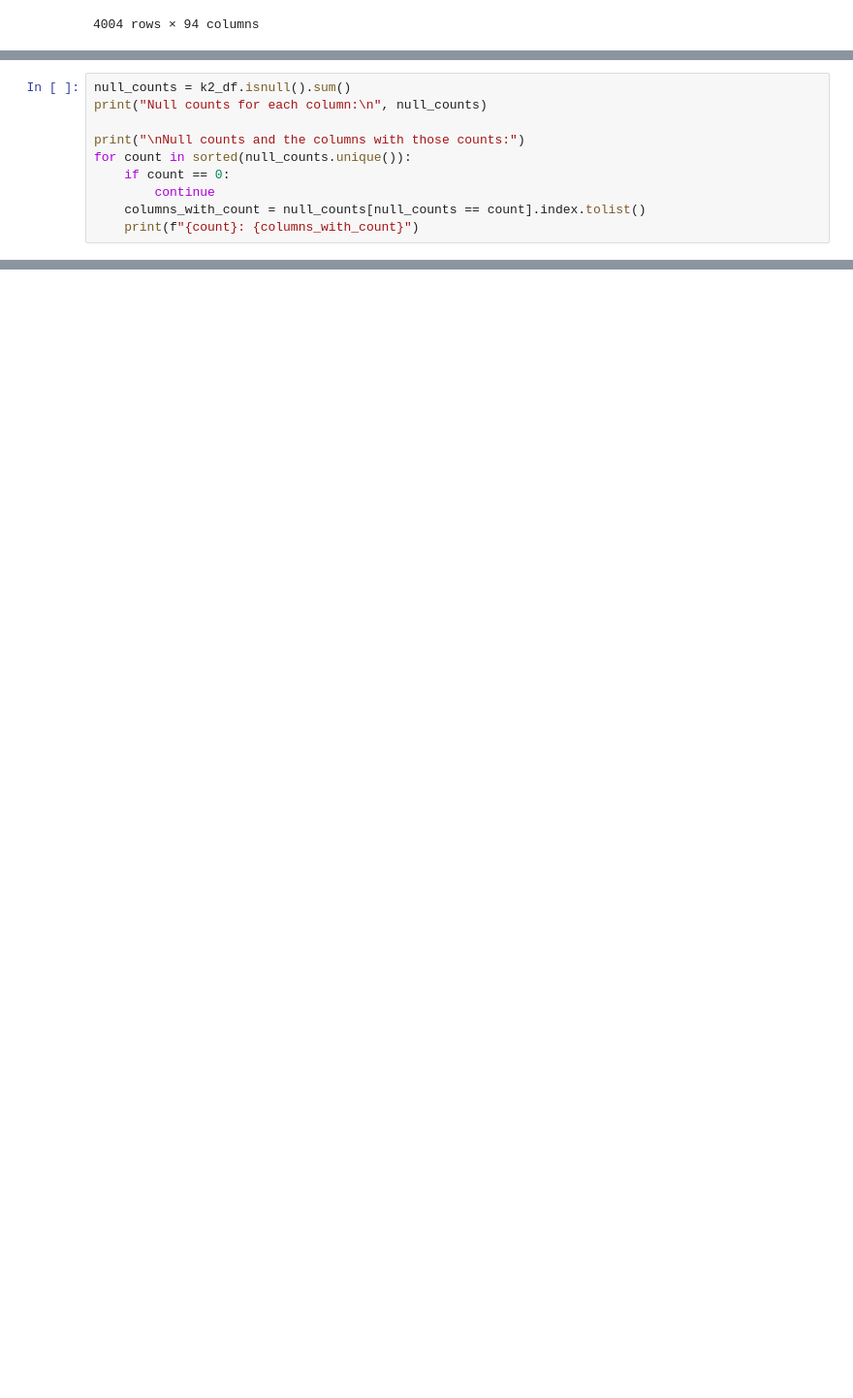
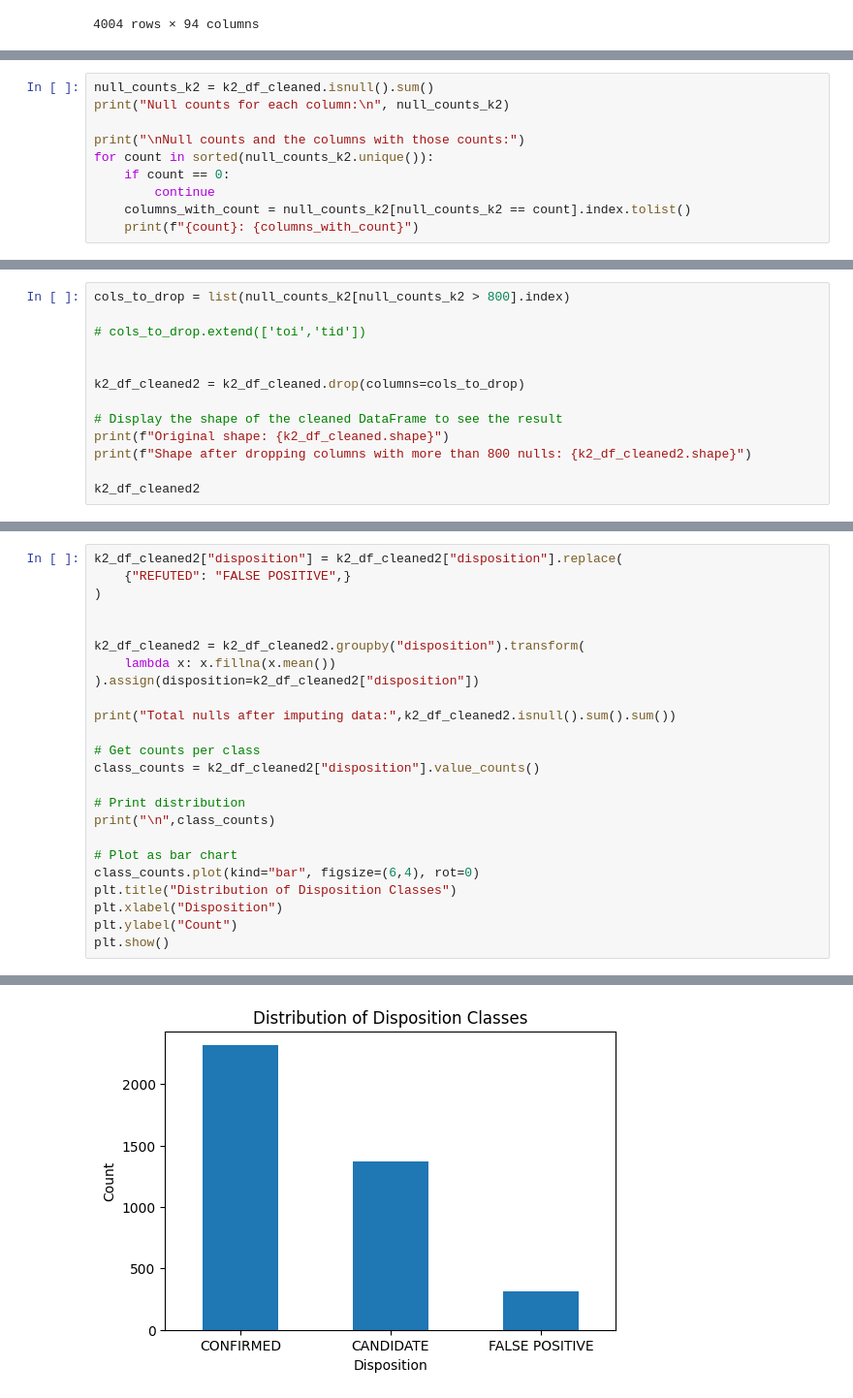
Before and after one commit to FriendyKiran/Exoplanet-Discovery-using-Machine-Learning, a Jupyter notebook: Exoplanents.ipynb, the cells around one changed output, grey strips where cells are left out. Shown at 97% size. Saved outputs shown, nothing was run; the diff lists cells and outputs as text; blank space fills up the shorter version.

```diff
--- a/Exoplanents.ipynb
+++ b/Exoplanents.ipynb
@@ -706,12 +744,12 @@ k2_df
 # %%
-null_counts = k2_df.isnull().sum()
-print("Null counts for each column:\n", null_counts)
+null_counts_k2 = k2_df_cleaned.isnull().sum()
+print("Null counts for each column:\n", null_counts_k2)
 
 print("\nNull counts and the columns with those counts:")
-for count in sorted(null_counts.unique()):
+for count in sorted(null_counts_k2.unique()):
     if count == 0:
         continue
-    columns_with_count = null_counts[null_counts == count].index.tolist()
+    columns_with_count = null_counts_k2[null_counts_k2 == count].index.tolist()
     print(f"{count}: {columns_with_count}")
 # %% [output]
 Null counts for each column:
@@ -755,0 +772,13 @@ Name: count, dtype: int64
+# %%
+cols_to_drop = list(null_counts_k2[null_counts_k2 > 800].index)
+
+# cols_to_drop.extend(['toi','tid'])
+
+
+k2_df_cleaned2 = k2_df_cleaned.drop(columns=cols_to_drop)
+
+# Display the shape of the cleaned DataFrame to see the result
+print(f"Original shape: {k2_df_cleaned.shape}")
+print(f"Shape after dropping columns with more than 800 nulls: {k2_df_cleaned2.shape}")
+
+k2_df_cleaned2
@@ -755,0 +806,25 @@ Name: count, dtype: int64
+# %%
+k2_df_cleaned2["disposition"] = k2_df_cleaned2["disposition"].replace(
+    {"REFUTED": "FALSE POSITIVE",}
+)
+
+
+k2_df_cleaned2 = k2_df_cleaned2.groupby("disposition").transform(
+    lambda x: x.fillna(x.mean())
+).assign(disposition=k2_df_cleaned2["disposition"])
+
+print("Total nulls after imputing data:",k2_df_cleaned2.isnull().sum().sum())
+
+# Get counts per class
+class_counts = k2_df_cleaned2["disposition"].value_counts()
+
+# Print distribution
+print("\n",class_counts)
+
+# Plot as bar chart
+class_counts.plot(kind="bar", figsize=(6,4), rot=0)
+plt.title("Distribution of Disposition Classes")
+plt.xlabel("Disposition")
+plt.ylabel("Count")
+plt.show()
+# %% [output]
@@ -755,0 +838 @@ Name: count, dtype: int64
+[figure, added]
```
Also changed, not shown: parts of 15 cells of this notebook, 1 other file.
